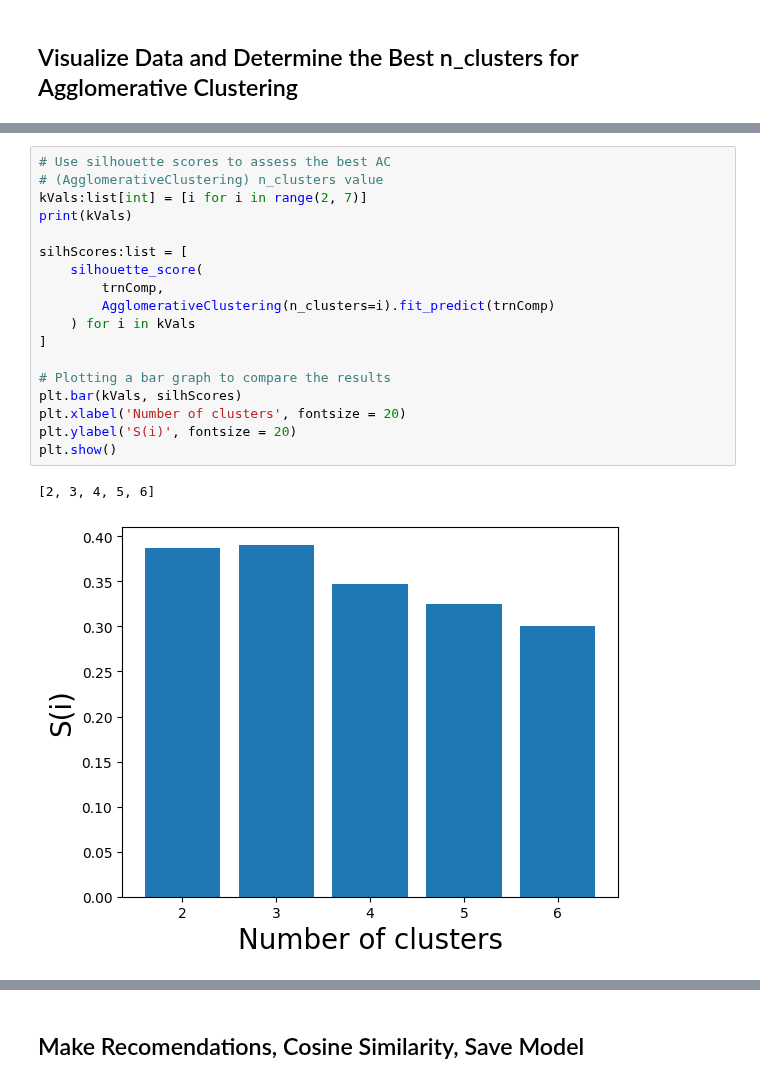
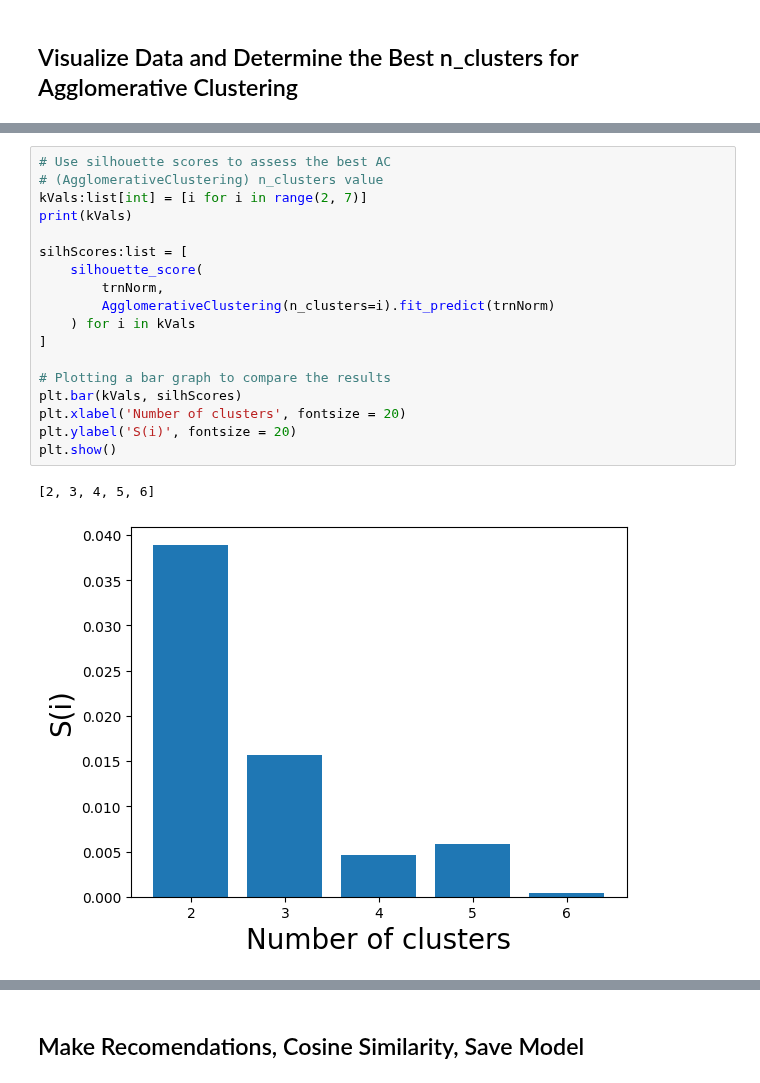
Before and after one commit to sdhanraj-1/ECE9309_MachineLearningProject, a Jupyter notebook: agglomerative.ipynb, the cells around one changed output, grey strips where cells are left out. Saved outputs shown, nothing was run; the diff lists cells and outputs as text.

Commit message:
Improved AC clustering model by fixing preprocessing script to treat "id" as index and removing PCA

```diff
--- a/agglomerative.ipynb
+++ b/agglomerative.ipynb
@@ -72,24 +60,24 @@ Dendrogram = shc.dendrogram((shc.linkage(trnComp, method ='ward')))
 # %%
 # Use silhouette scores to assess the best AC
 # (AgglomerativeClustering) n_clusters value
 kVals:list[int] = [i for i in range(2, 7)]
 print(kVals)
 
 silhScores:list = [
     silhouette_score(
-        trnComp,
-        AgglomerativeClustering(n_clusters=i).fit_predict(trnComp)
+        trnNorm,
+        AgglomerativeClustering(n_clusters=i).fit_predict(trnNorm)
     ) for i in kVals
 ]
 
 # Plotting a bar graph to compare the results
 plt.bar(kVals, silhScores)
 plt.xlabel('Number of clusters', fontsize = 20)
 plt.ylabel('S(i)', fontsize = 20)
 plt.show()
 # %% [output]
 [2, 3, 4, 5, 6]
-[figure, old version]
+[figure, new version]
 # %%
 # Calculate labels using optimal AC clusters
 bestAC:AgglomerativeClustering = AgglomerativeClustering(n_clusters=2)
```
Also changed, not shown: parts of 8 cells of this notebook, 6 other files.
